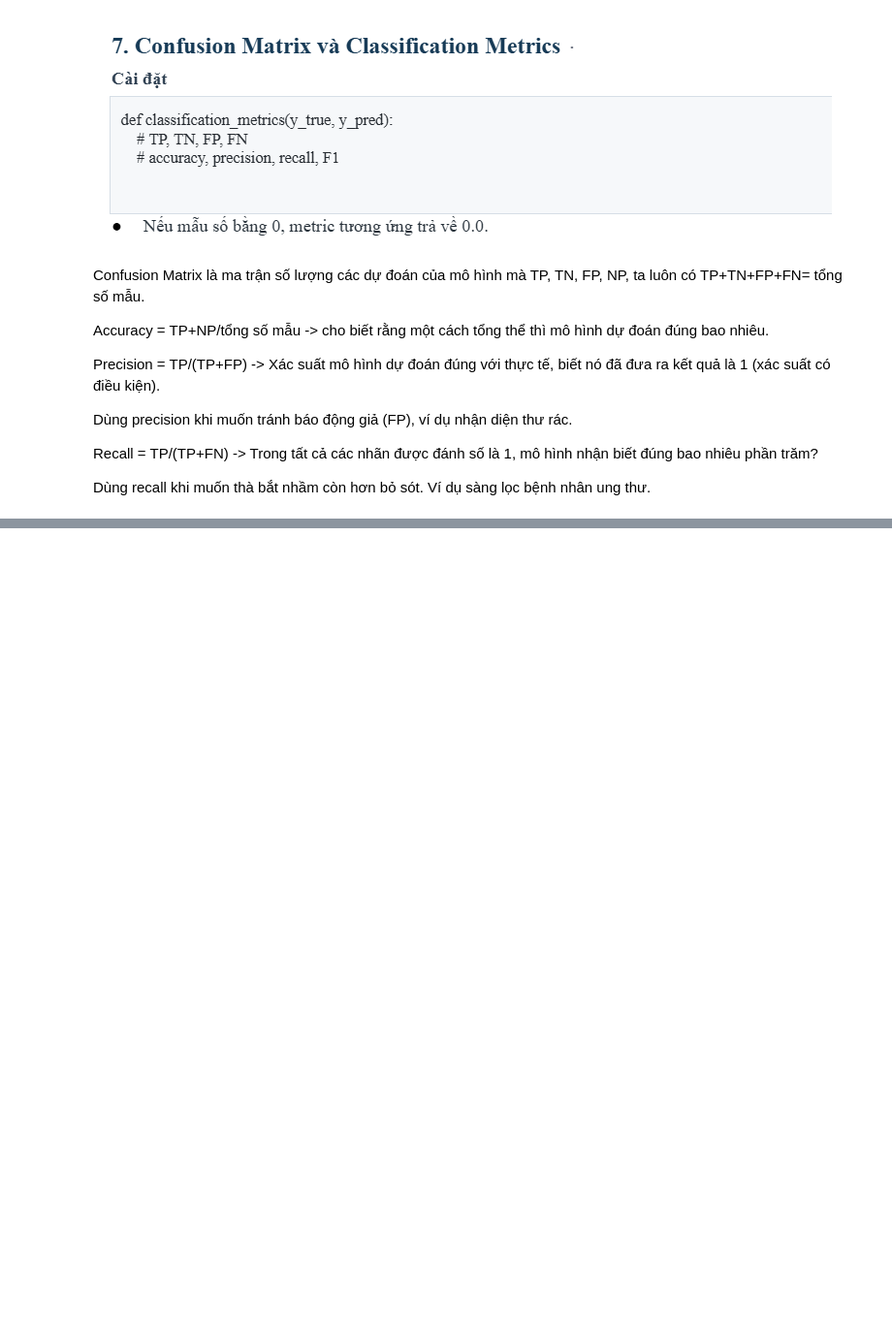
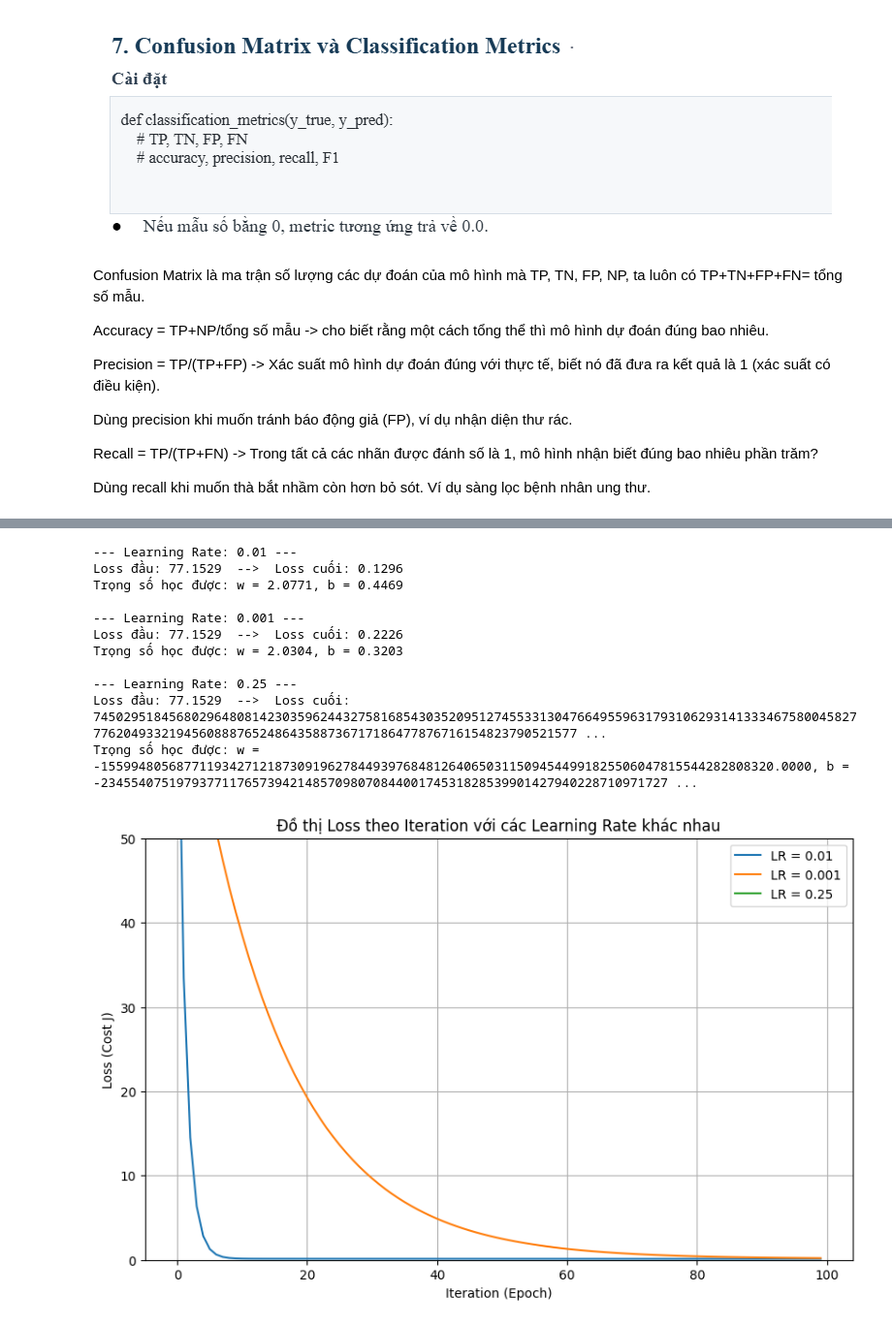
Before and after one commit to iTCuong090/Machine-Learning-Deep-Learning, a Jupyter notebook: ML_ISE_Tuần_3.ipynb, the cells around one changed output, grey strips where cells are left out. Shown at 97% size. Cells and saved outputs as stored; diff of their text form; code cells hidden in the pictures; blank space fills up the shorter version.

Commit message:
Được tạo bằng Colab

```diff
--- a/ML_ISE_Tuần_3.ipynb
+++ b/ML_ISE_Tuần_3.ipynb
@@ -413,0 +463,80 @@ Dùng recall khi muốn thà bắt nhầm còn hơn bỏ sót. Ví dụ sàng l
+# %%
+import matplotlib.pyplot as plt
+import numpy as np
+
+#1. Hàm huấn luyện Univariate Linear Regression bằng Gradient Descent (Hồi quy tuyến tính trên mặt phẳng)
+def fit_linear_regression_1d(x, y, learning_rate, epochs):
+  #x là dữ liệu đặc trưng (mảng 1 chiều trong bài này)
+  #y là dữ liệu thực tế được quan sát từ đặc trưng (mảng 1 chiều trong bài này)
+    m = len(y) #m là số lượng phần tử có trong dataset
+
+    #Khởi tạo tham số w và b
+    w = 0.0 #w là hệ số góc
+    b = 0.0 #b là điểm cắt trục tung
+
+    cost_history = []
+
+    for epoch in range(epochs):
+        #Dự đoán: y_hat = w*x + b
+        y_hat = w * x + b
+
+        #1. Tính hàm mất mát J(w, b)
+        cost = (1 / (2 * m)) * np.sum((y_hat - y) ** 2)
+        cost_history.append(cost) #Thêm vào lịch sử để vẽ đồ thị
+
+        #2. Tự tính Gradient cho w và b
+        dw = (1 / m) * np.sum((y_hat - y) * x) #Đạo hàm hàm mất mát theo w
+        db = (1 / m) * np.sum(y_hat - y) #Đạo hàm hàm mất mát theo b
+
+        # 3. Cập nhật trọng số (Đi ngược chiều gradient để tìm giá trị nhỏ nhất)
+        w = w - learning_rate * dw
+        b = b - learning_rate * db
+
+    return w, b, cost_history
+
+
+# ----------------------------------------------------
+# 2. Thử nghiệm với dữ liệu giả định và các Learning Rate
+# ----------------------------------------------------
+
+# Tạo dữ liệu giả định đơn giản: y = 2*x + 1 (có kèm chút nhiễu)
+np.random.seed(42)
+x = np.linspace(0, 10, 100)
+y = 2 * x + 1 + np.random.randn(100) * 0.5
+
+epochs = 100
+learning_rates = [0.01, 0.001, 0.25]  # 3 mức Learning Rate khác nhau
+
+plt.figure(figsize=(10, 6))
+
+for lr in learning_rates:
+    w, b, cost_history = fit_linear_regression_1d(x, y, learning_rate=lr, epochs=epochs)
+
+    # In ra so sánh Loss đầu và Loss cuối
+    print(f"--- Learning Rate: {lr} ---")
+    print(f"Loss đầu: {cost_history[0]:.4f}  -->  Loss cuối: {cost_history[-1]:.4f}")
+    print(f"Trọng số học được: w = {w:.4f}, b = {b:.4f}\n")
+
+    # Vẽ đồ thị loss theo iteration
+    plt.plot(range(epochs), cost_history, label=f"LR = {lr}")
+
+plt.title("Đồ thị Loss theo Iteration với các Learning Rate khác nhau")
+plt.xlabel("Iteration (Epoch)")
+plt.ylabel("Loss (Cost J)")
+plt.ylim(0, 50)  # Giới hạn trục y để nhìn rõ vùng hội tụ
+plt.legend()
+plt.grid(True)
+plt.show()
+# %% [output]
+--- Learning Rate: 0.01 ---
+Loss đầu: 77.1529  -->  Loss cuối: 0.1296
+Trọng số học được: w = 2.0771, b = 0.4469
+
+--- Learning Rate: 0.001 ---
+Loss đầu: 77.1529  -->  Loss cuối: 0.2226
+Trọng số học được: w = 2.0304, b = 0.3203
+
+--- Learning Rate: 0.25 ---
+Loss đầu: 77.1529  -->  Loss cuối: 745029518456802964808142303596244327581685430352095127455331304766495596317931062931413334675800458277762049332194560888765248643588736717186477876716154823790521577 ...
+Trọng số học được: w = -15599480568771193427121873091962784493976848126406503115094544991825506047815544282808320.0000, b = -234554075197937711765739421485709807084400174531828539901427940228710971727 ...
+[figure, added]
```
Also changed, not shown: parts of 6 cells of this notebook.
